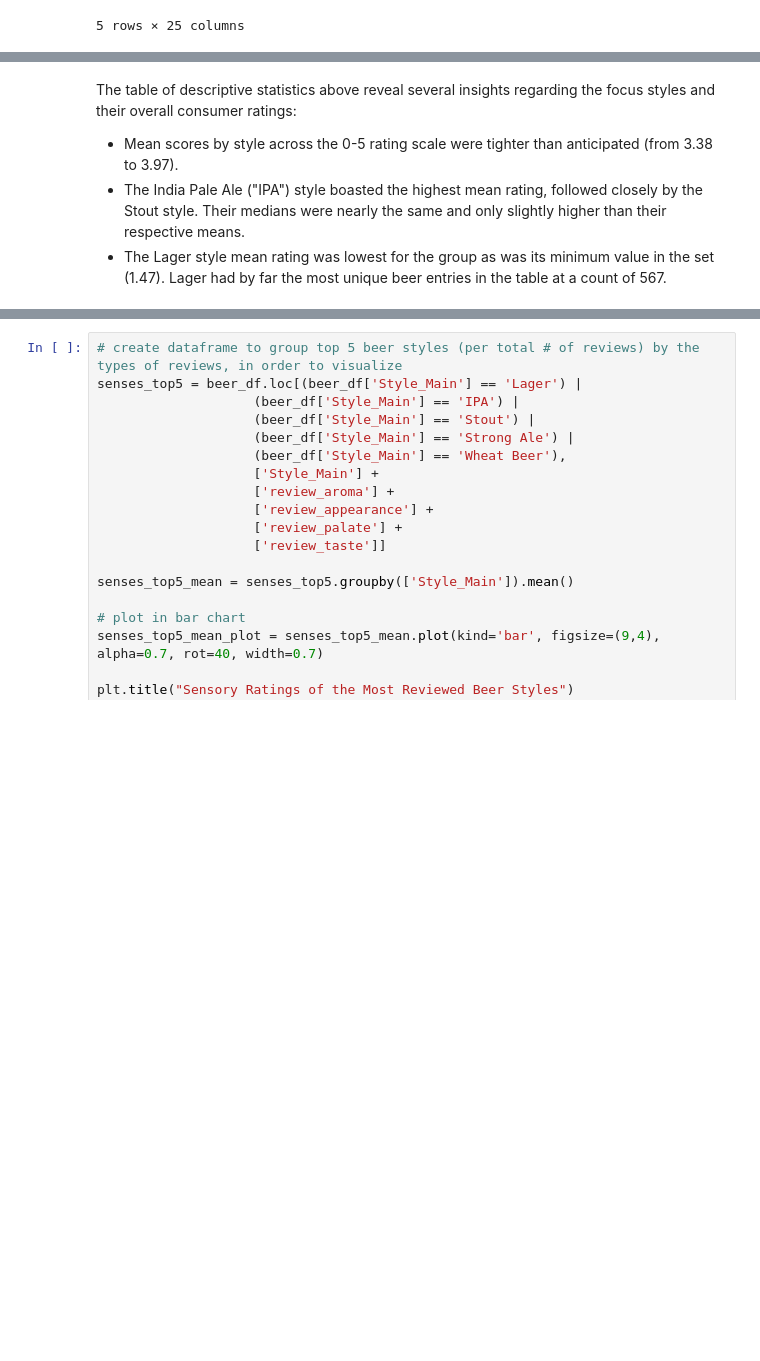
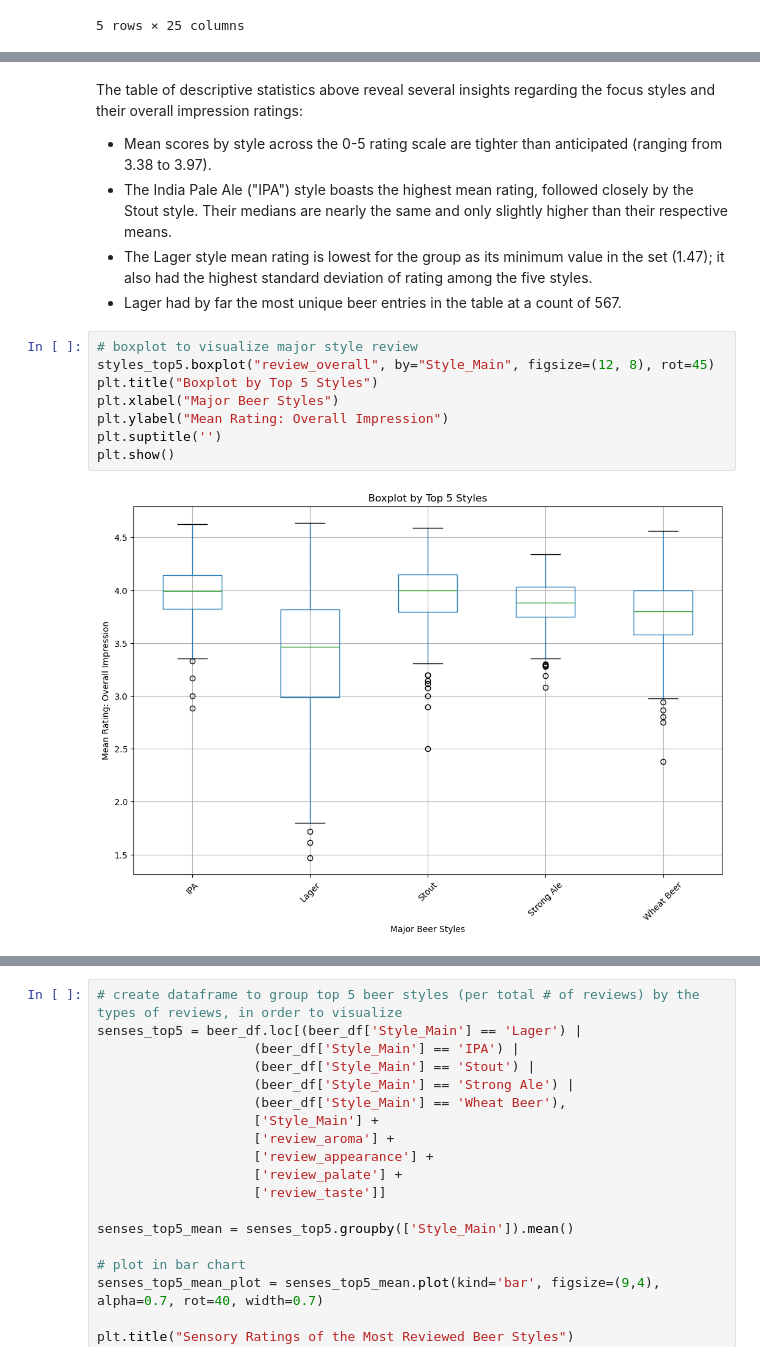
Before and after one commit to andrewjmack/DU-Project-1, a Jupyter notebook: beer_analysis.ipynb, the cells around one changed output, grey strips where cells are left out. Saved outputs shown, nothing was run; the diff lists cells and outputs as text; blank space fills up the shorter version.

```diff
--- a/beer_analysis.ipynb
+++ b/beer_analysis.ipynb
@@ -106,11 +88,22 @@ top5_describe
 | Strong Ale | 148.0 | 3.864981 | 0.248349 | 3.083333 | 3.750000 | 3.882626 | 4.034694 | 4.342245 |
 | Wheat Beer | 206.0 | 3.778889 | 0.347209 | 2.379310 | 3.580492 | 3.799123 | 4.000000 | 4.562112 |
 # %% [markdown]
-The table of descriptive statistics above reveal several insights regarding the focus styles and their overall consumer ratings:
+The table of descriptive statistics above reveal several insights regarding the focus styles and their overall impression ratings:
 
-- Mean scores by style across the 0-5 rating scale were tighter than anticipated (from 3.38 to 3.97).
-- The India Pale Ale ("IPA") style boasted the highest mean rating, followed closely by the Stout style. Their medians were nearly the same and only slightly higher than their respective means.
-- The Lager style mean rating was lowest for the group as was its minimum value in the set (1.47). Lager had by far the most unique beer entries in the table at a count of 567.
+- Mean scores by style across the 0-5 rating scale are tighter than anticipated (ranging from 3.38 to 3.97).
+- The India Pale Ale ("IPA") style boasts the highest mean rating, followed closely by the Stout style. Their medians are nearly the same and only slightly higher than their respective means.
+- The Lager style mean rating is lowest for the group as its minimum value in the set (1.47); it also had the highest standard deviation of rating among the five styles.
+- Lager had by far the most unique beer entries in the table at a count of 567.
+# %%
+# boxplot to visualize major style review
+styles_top5.boxplot("review_overall", by="Style_Main", figsize=(12, 8), rot=45)
+plt.title("Boxplot by Top 5 Styles")
+plt.xlabel("Major Beer Styles")
+plt.ylabel("Mean Rating: Overall Impression")
+plt.suptitle('')
+plt.show()
+# %% [output]
+[figure, added]
 # %%
 # find the mean overall rating for each style in the group
 top5_mean = styles_top5.groupby(['Style_Main']).mean()
```
Also changed, not shown: parts of 10 cells of this notebook.
